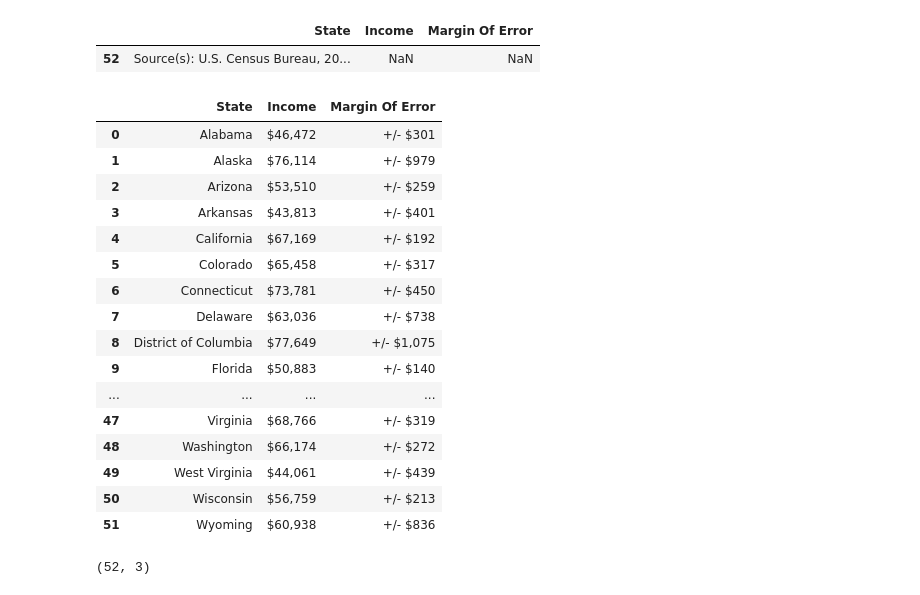
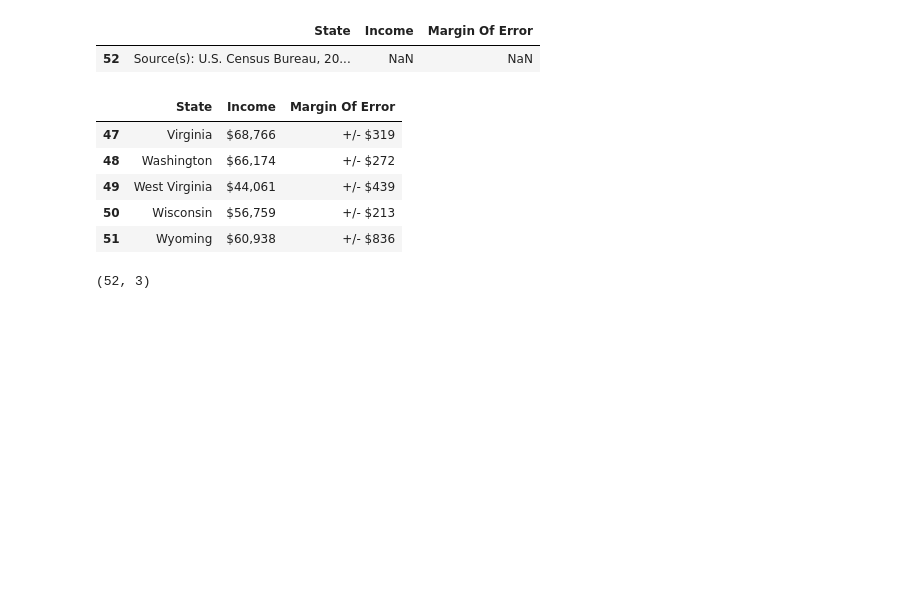
Before and after one commit to mhan1/Capstone-Project, a Jupyter notebook: Minyeong Han_Capstone Coding Beachhead.ipynb, the cells around one changed output. Saved outputs shown, nothing was run; the diff lists cells and outputs as text; code cells hidden in the pictures; blank space fills up the shorter version.

```diff
--- a/Minyeong Han_Capstone Coding Beachhead.ipynb
+++ b/Minyeong Han_Capstone Coding Beachhead.ipynb
@@ -97,20 +97,9 @@ df1[52:]
 # %%
 # drop the last row, which is not valid information
 df1 = df1.drop(df1.index[52])
-df1
+df1.tail()
 # %% [output]
 |  | State | Income | Margin Of Error |
-| 0 | Alabama | $46,472 | +/- $301 |
-| 1 | Alaska | $76,114 | +/- $979 |
-| 2 | Arizona | $53,510 | +/- $259 |
-| 3 | Arkansas | $43,813 | +/- $401 |
-| 4 | California | $67,169 | +/- $192 |
-| 5 | Colorado | $65,458 | +/- $317 |
-| 6 | Connecticut | $73,781 | +/- $450 |
-| 7 | Delaware | $63,036 | +/- $738 |
-| 8 | District of Columbia | $77,649 | +/- $1,075 |
-| 9 | Florida | $50,883 | +/- $140 |
-| ... | ... | ... | ... |
 | 47 | Virginia | $68,766 | +/- $319 |
 | 48 | Washington | $66,174 | +/- $272 |
 | 49 | West Virginia | $44,061 | +/- $439 |
```
Also changed, not shown: parts of 40 cells of this notebook.
